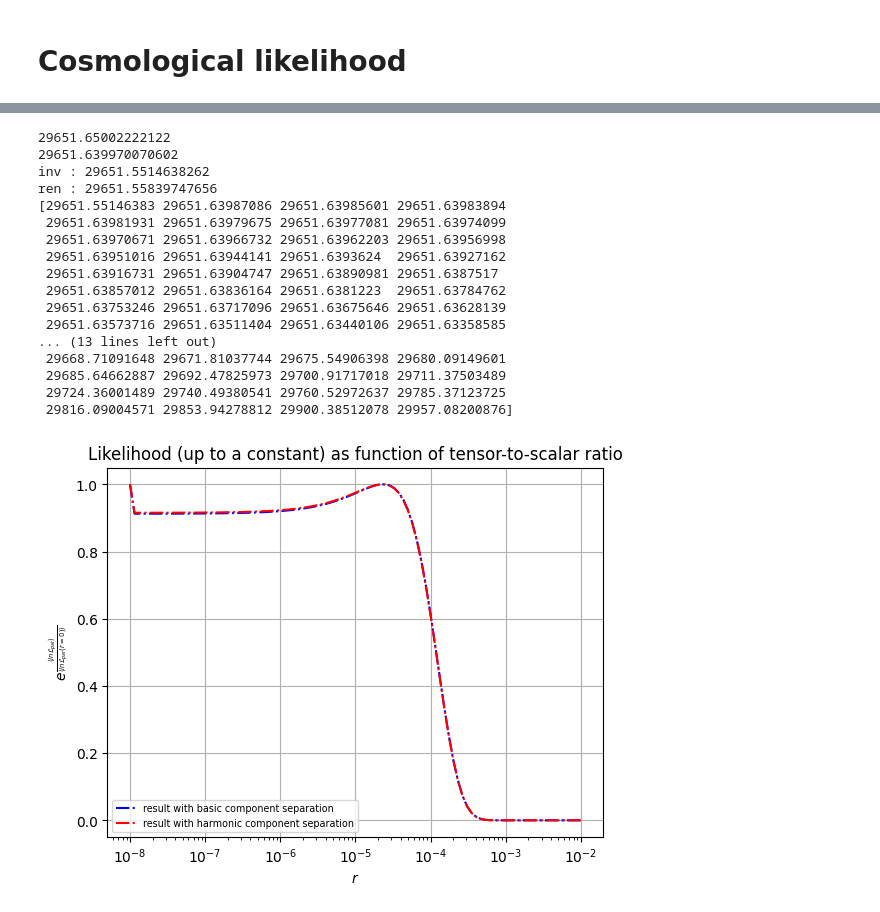
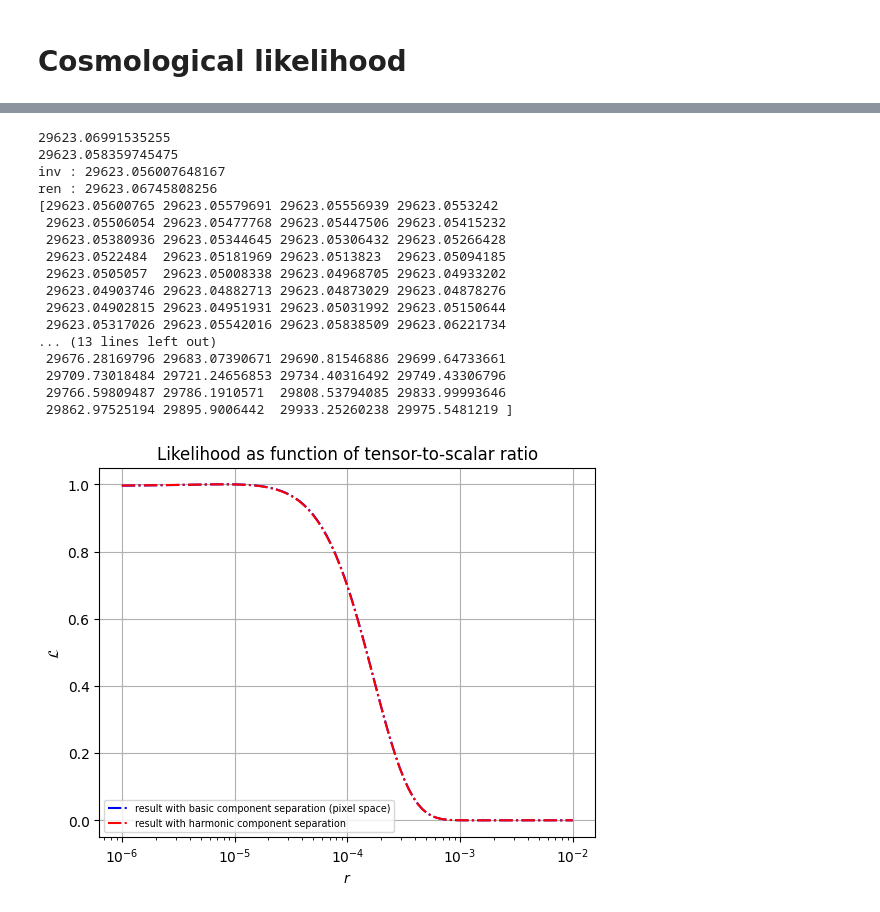
Before and after one commit to julientang/Stage3A, a Jupyter notebook: Beamless.ipynb, the cells around one changed output, grey strips where cells are left out. Cells and saved outputs as stored; diff of their text form; code cells hidden in the pictures.

Commit message:
Beamless case for reference

```diff
--- a/Beamless.ipynb
+++ b/Beamless.ipynb
@@ -323,7 +328,7 @@ def harmonic_comp_sep(components, instrument, data, nside, lmax, invN=None,invNl
 
     return res
 # %%
-invN_litebird = invN_null = invN(instrument_null,window=beam_null,num_lm=num_lm, real = True)
+invN_litebird =  invN(instrument_null,window=beam_null,num_lm=num_lm, real = True)
 # %%
 print(invN_litebird.shape)
 # %% [output]
@@ -618,4 +635,4 @@ print(np.sum(rapport)/len(rapport))
 # %% [markdown]
 # Cosmological likelihood
 # %%
-r_arr = np.logspace(-8,-2,100)
+r_arr = np.logspace(-6,-2,100)
@@ -643,60 +670,63 @@ y_harmonic =np.array([cosmo_likelihood(r,C_l_obs=C_l_ret_harmonic_BB,noise=cl_ha
 # y_basic[0] = avg_cosmo_basic
 # y_harmonic[0] = avg_cosmo_harmonic
 
-y_harmonic[0] = np.min(y_harmonic)
-y_basic[0] = np.min(y_basic)
+# y_harmonic[0] = np.min(y_harmonic)
+# y_basic[0] = np.min(y_basic)
 print('inv : '+str(y_harmonic[0]))
 print('ren : '+str(y_basic[0]))
 print(y_harmonic)
 fig,ax = py.subplots()
 
-ax.plot(r_arr,np.exp((y_basic[0]-y_basic)),'b-.', label = 'result with basic component separation')
-ax.plot(r_arr,np.exp((y_harmonic[0]-y_harmonic)),'r-.',label = 'result with harmonic component separation')
+ax.plot(r_arr,np.exp((np.min(y_basic)-y_basic)/2),'b-.', label = 'result with basic component separation (pixel space)')
+ax.plot(r_arr,np.exp((np.min(y_harmonic)-y_harmonic)/2),'r-.',label = 'result with harmonic component separation')
+
+
 
 
 # ax.plot(r_arr,-y_basic)
 # ax.plot(r_arr,-y_harmonic)
 
-py.title('Likelihood (up to a constant) as function of tensor-to-scalar ratio')
+py.title('Likelihood as function of tensor-to-scalar ratio')
 handles, labels = ax.get_legend_handles_labels()
 py.xlabel(r'$r$')
-py.ylabel(r'$e^{\frac{\langle ln \mathcal{L}_{par} \rangle}{\langle ln \mathcal{L}_{par}(r=0) \rangle}}$')
+py.ylabel(r'$\mathcal{L}$')
 
 # py.ylabel(r'$e^{-1+\frac{\langle ln \mathcal{L}_{par} \rangle}{\langle ln \mathcal{L}_{par}(r=0) \rangle}}$')
 # py.yscale("log")
 py.xscale("log")
 # py.xlim(0,1e-3)
 py.grid()
 # py.ylim(-1,1)
 
         #  of the residuals with and without beam, with noise')
 # Set the background color of the plot
 # ax.set_facecolor('gray')
 
 # Set the background color of the figure
 # ax.xaxis.label.set_color('white')
 # ax.yaxis.label.set_color('white')
 # ax.title.set_color('white')
 # fig.set_facecolor('gray')
 
 py.legend(handles,labels, loc = 'best', fontsize = 'x-small')
+py.savefig('Beamless case likelihood')
 py.show()
 # %% [output]
-29651.65002222122
-29651.639970070602
-inv : 29651.5514638262
-ren : 29651.55839747656
-[29651.55146383 29651.63987086 29651.63985601 29651.63983894
- 29651.63981931 29651.63979675 29651.63977081 29651.63974099
- 29651.63970671 29651.63966732 29651.63962203 29651.63956998
- 29651.63951016 29651.63944141 29651.6393624  29651.63927162
- 29651.63916731 29651.63904747 29651.63890981 29651.6387517
- 29651.63857012 29651.63836164 29651.6381223  29651.63784762
- 29651.63753246 29651.63717096 29651.63675646 29651.63628139
- 29651.63573716 29651.63511404 29651.63440106 29651.63358585
+29623.06991535255
+29623.058359745475
+inv : 29623.056007648167
+ren : 29623.06745808256
+[29623.05600765 29623.05579691 29623.05556939 29623.0553242
+ 29623.05506054 29623.05477768 29623.05447506 29623.05415232
+ 29623.05380936 29623.05344645 29623.05306432 29623.05266428
+ 29623.0522484  29623.05181969 29623.0513823  29623.05094185
+ 29623.0505057  29623.05008338 29623.04968705 29623.04933202
+ 29623.04903746 29623.04882713 29623.04873029 29623.04878276
+ 29623.04902815 29623.04951931 29623.05031992 29623.05150644
+ 29623.05317026 29623.05542016 29623.05838509 29623.06221734
 ... (13 lines left out)
- 29668.71091648 29671.81037744 29675.54906398 29680.09149601
- 29685.64662887 29692.47825973 29700.91717018 29711.37503489
- 29724.36001489 29740.49380541 29760.52972637 29785.37123725
- 29816.09004571 29853.94278812 29900.38512078 29957.08200876]
+ 29676.28169796 29683.07390671 29690.81546886 29699.64733661
+ 29709.73018484 29721.24656853 29734.40316492 29749.43306796
+ 29766.59809487 29786.1910571  29808.53794085 29833.99993646
+ 29862.97525194 29895.9006442  29933.25260238 29975.5481219 ]
-[figure, old version]
+[figure, new version]
```
Also changed, not shown: parts of 18 cells of this notebook.
